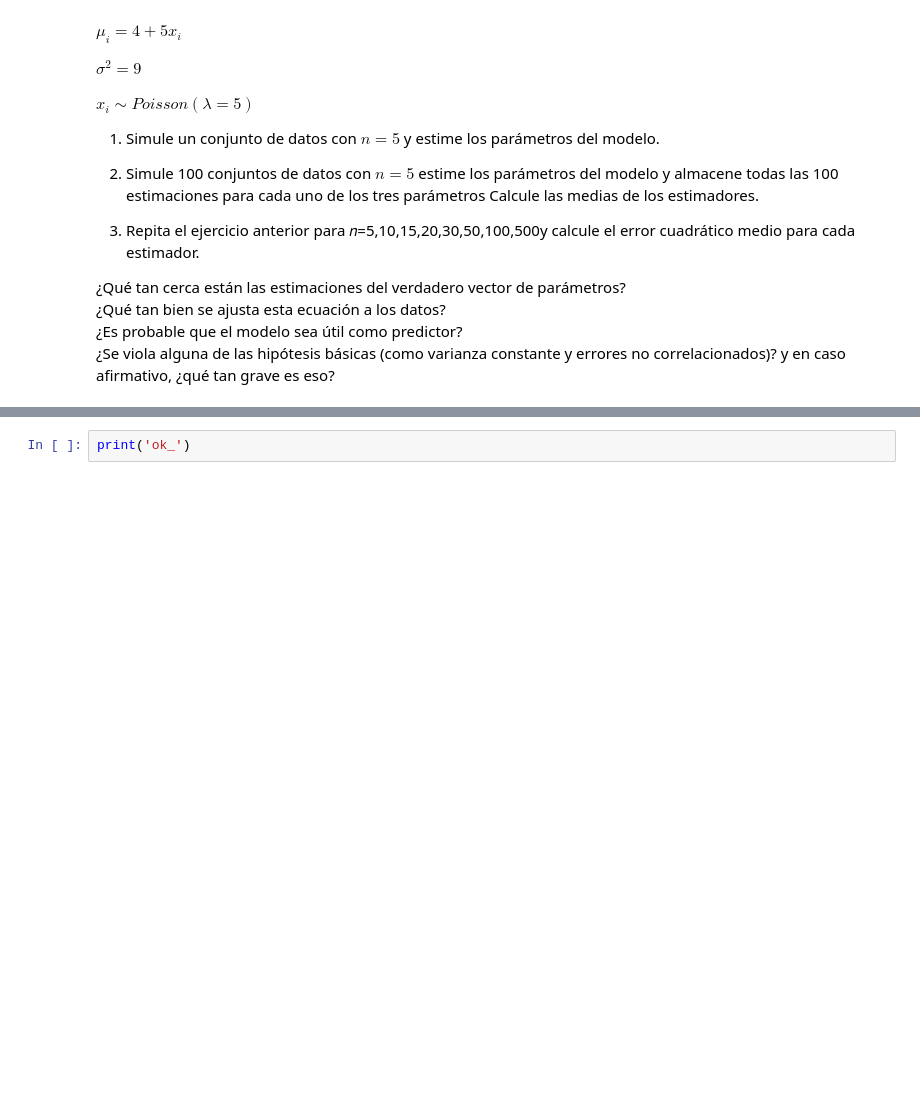
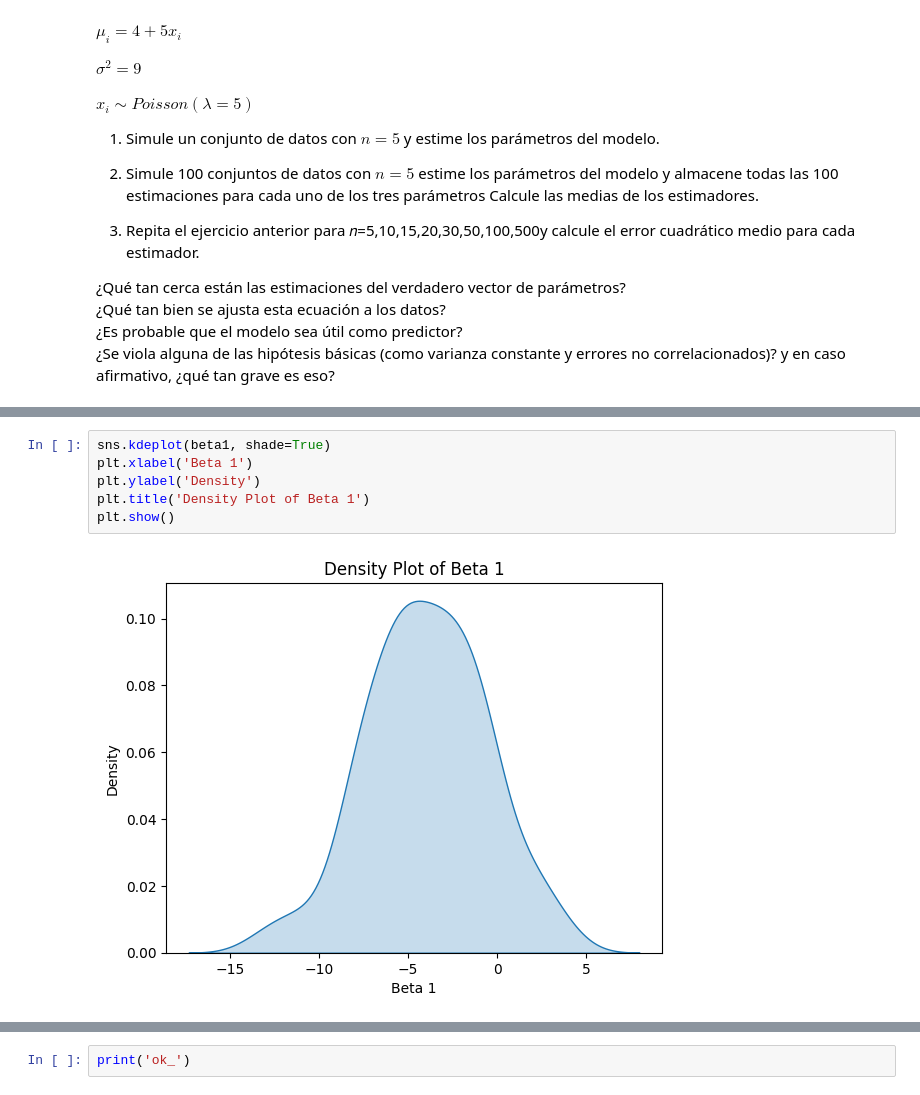
Before and after one commit to oecorrechag/regression, a Jupyter notebook: notebooks/01_seccion/1.1 Introduccion/1.1.2 Simple linear regression.ipynb, the cells around one changed output, grey strips where cells are left out. Saved outputs shown, nothing was run; the diff lists cells and outputs as text; blank space fills up the shorter version.

```diff
--- a/notebooks/01_seccion/1.1 Introduccion/1.1.2 Simple linear regression.ipynb
+++ b/notebooks/01_seccion/1.1 Introduccion/1.1.2 Simple linear regression.ipynb
@@ -316,0 +348,8 @@ plt.show()
+# %%
+sns.kdeplot(beta1, shade=True)
+plt.xlabel('Beta 1')
+plt.ylabel('Density')
+plt.title('Density Plot of Beta 1')
+plt.show()
+# %% [output]
+[figure, added]
```
Also changed, not shown: parts of 12 cells of this notebook.
